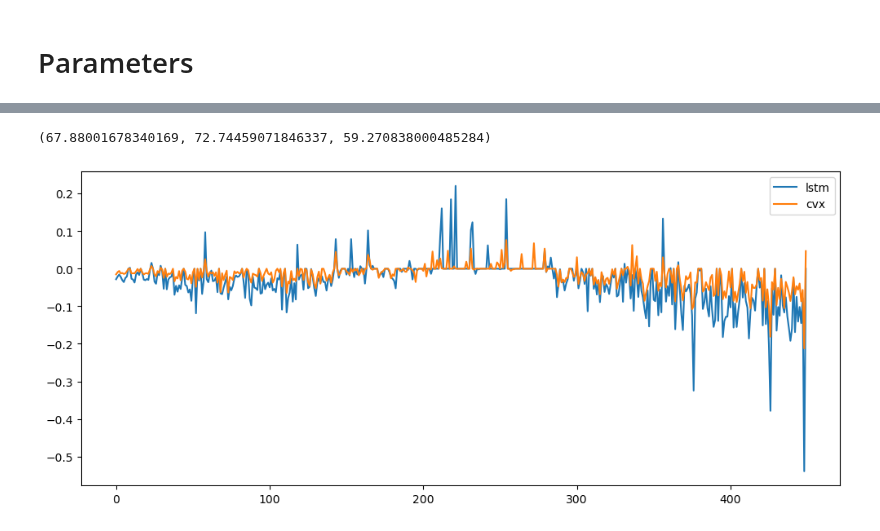
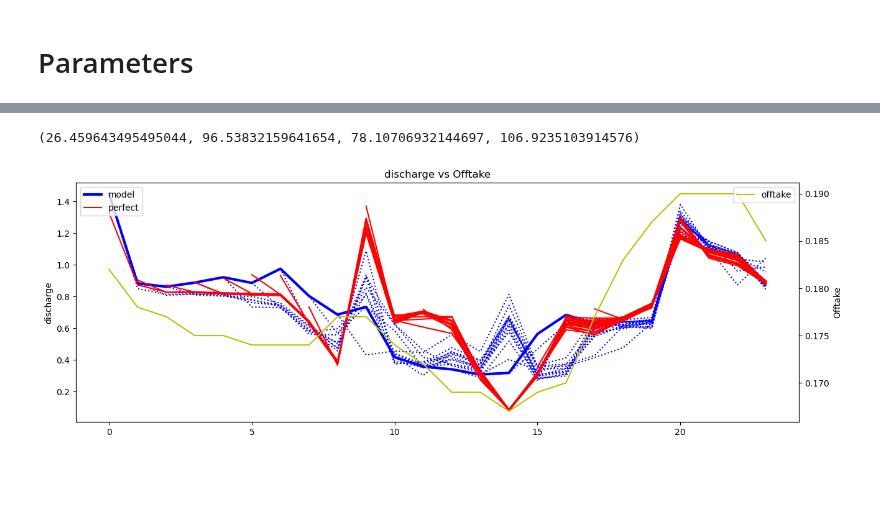
Before and after one commit to Joris-Dprtr/DFL_PVB, a Jupyter notebook: notebooks/MPC_evaluation_clean.ipynb, the cells around one changed output, grey strips where cells are left out. Drawn from its saved outputs; the diff is of its cells as text; code cells hidden in the pictures; blank space fills up the shorter version.

```diff
--- a/notebooks/MPC_evaluation_clean.ipynb
+++ b/notebooks/MPC_evaluation_clean.ipynb
@@ -76,7 +77,7 @@ pvb_system = pvb.PV_battery(nl_data, building, battery_capacity, max_charge, max
 # %%
-dictionary_list_perfect = pvb_system.execute_optimization(time,13,'Perfect',neurons,layers,past_features,opt_future_features,domain_min,domain_max,train_test_split=train_test_split)
-dictionary_list_naive = pvb_system.execute_optimization(time,13,'Naive',neurons,layers,past_features,opt_future_features,domain_min,domain_max,train_test_split=train_test_split)
-dictionary_list_lstm = pvb_system.execute_optimization(time,13,'LSTM',neurons,layers,past_features,opt_future_features,domain_min,domain_max,train_test_split=train_test_split)
-dictionary_list_cvx = pvb_system.execute_optimization(time,13,'CVX',neurons,layers,past_features,opt_future_features,domain_min,domain_max,train_test_split=train_test_split)
-dictionary_list_lstm_cvx = pvb_system.execute_optimization(time,13,'LSTM_CVX',neurons,layers,past_features,opt_future_features,domain_min,domain_max,train_test_split=train_test_split)
+dictionary_list_perfect = pvb_system.execute_optimization(time,lowest_T,'Perfect',neurons,layers,past_features,opt_future_features,domain_min,domain_max,train_test_split=train_test_split)
+dictionary_list_naive = pvb_system.execute_optimization(time,lowest_T,'Naive',neurons,layers,past_features,opt_future_features,domain_min,domain_max,train_test_split=train_test_split)
+dictionary_list_lstm = pvb_system.execute_optimization(time,lowest_T,'LSTM',neurons,layers,past_features,opt_future_features,domain_min,domain_max,train_test_split=train_test_split)
+dictionary_list_cvx = pvb_system.execute_optimization(time,lowest_T,'CVX',neurons,layers,past_features,opt_future_features,domain_min,domain_max,train_test_split=train_test_split)
+dictionary_list_lstm_cvx = pvb_system.execute_optimization(time,lowest_T,'LSTM_CVX',neurons,layers,past_features,opt_future_features,domain_min,domain_max,train_test_split=train_test_split)
 # %% [output]
@@ -125,13 +126,47 @@ for hour in hours:
 # %%
-sum(tot_cost_perfect), sum(tot_cost_lstm), sum(tot_cost_cvx_lstm)
+sum(tot_cost_perfect), sum(tot_cost_lstm), sum(tot_cost_cvx_lstm), sum(tot_cost_cvx)
 # %% [output]
-(67.88001678340169, 72.74459071846337, 59.270838000485284)
+(26.459643495495044, 96.53832159641654, 78.10706932144697, 106.9235103914576)
-# %%
-plt.figure(figsize=(12,5))
-plt.plot(lstm_cost, label="lstm")
-plt.plot(lstm_cvx_cost, label="cvx")
-
-plt.legend()
-plt.show()
-# %% [output]
-[figure, removed]
+# %%
+pilot_day = 100
+model = dictionary_list_lstm_cvx
+variable = 'discharge'
+
+final_schedule = np.empty(len(model))
+
+for i in range(len(model)):
+    final_schedule[i] = model[i][variable][pilot_day][0]
+# %%
+plt.figure(figsize=(15,5))
+
+# Primary axis
+ax1 = plt.gca()
+
+# Plot energy data on ax1
+ax1.plot(model[0][variable][pilot_day], linestyle=':', color='b')
+for i in range(1, len(model)):
+    ax1.plot(np.pad(model[i][variable][pilot_day], (i, 0), mode='constant', constant_values=np.nan), linestyle=':', color='b')
+
+ax1.plot(final_schedule, color='b', linewidth=3, label='model')
+
+ax1.plot(dictionary_list_perfect[0][variable][pilot_day], color='r', label='perfect')
+for i in range(1, len(dictionary_list_perfect)):
+    ax1.plot(np.pad(dictionary_list_perfect[i][variable][pilot_day], (i, 0), mode='constant', constant_values=np.nan), color='r')
+
+ax1.set_ylabel(variable)
+ax1.legend(loc='upper left')
+
+# Secondary y-axis
+ax2 = ax1.twinx()
+
+# Plot offtake on ax2
+ax2.plot(model[0]['offtake'][pilot_day], color='y', label='offtake')
+ax2.set_ylabel('Offtake')
+
+# Optional: add second legend
+ax2.legend(loc='upper right')
+
+plt.title(variable + " vs Offtake")
+plt.show()
+# %% [output]
+[figure, added]
```
Also changed, not shown: parts of 14 cells of this notebook, 1 other file.
